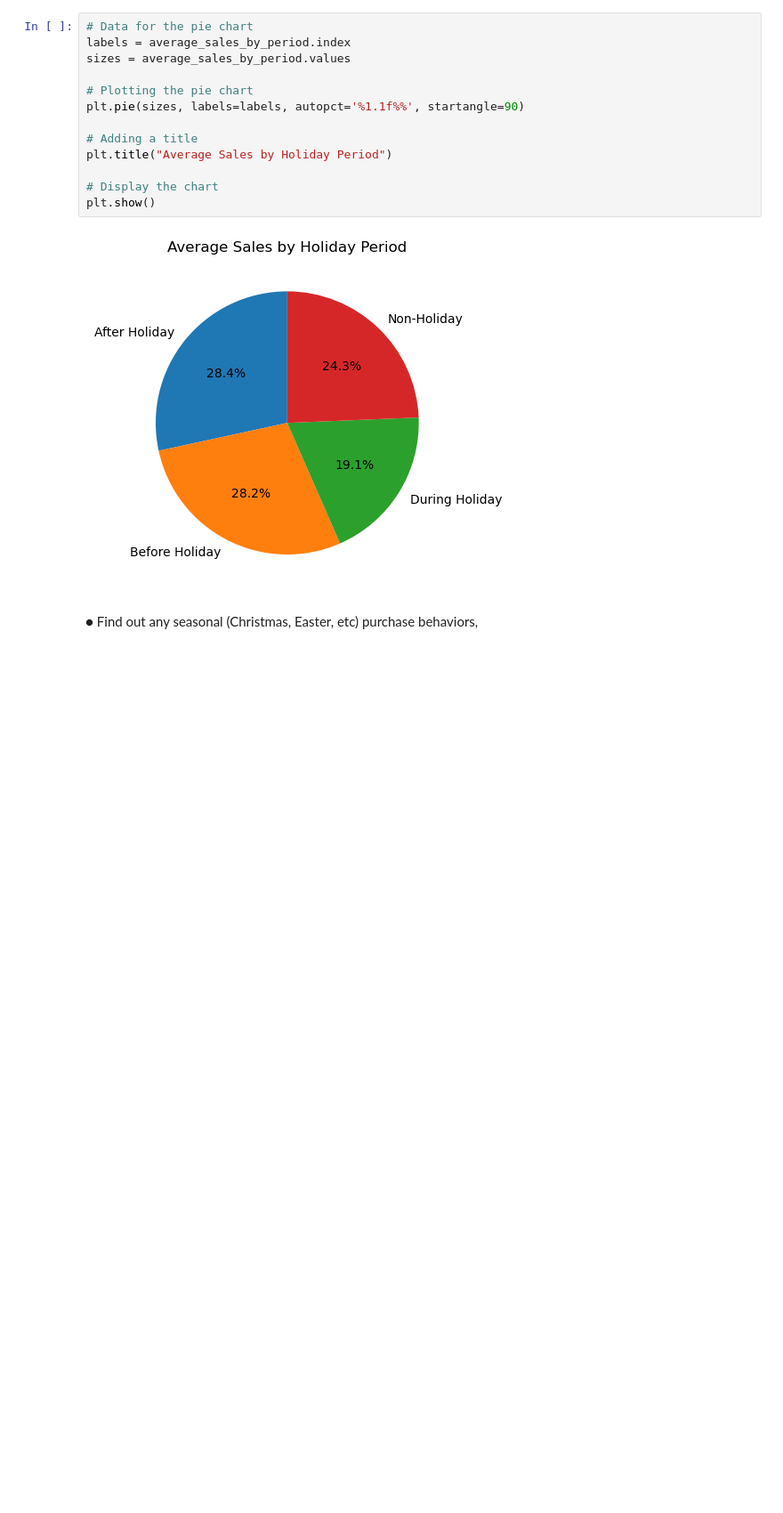
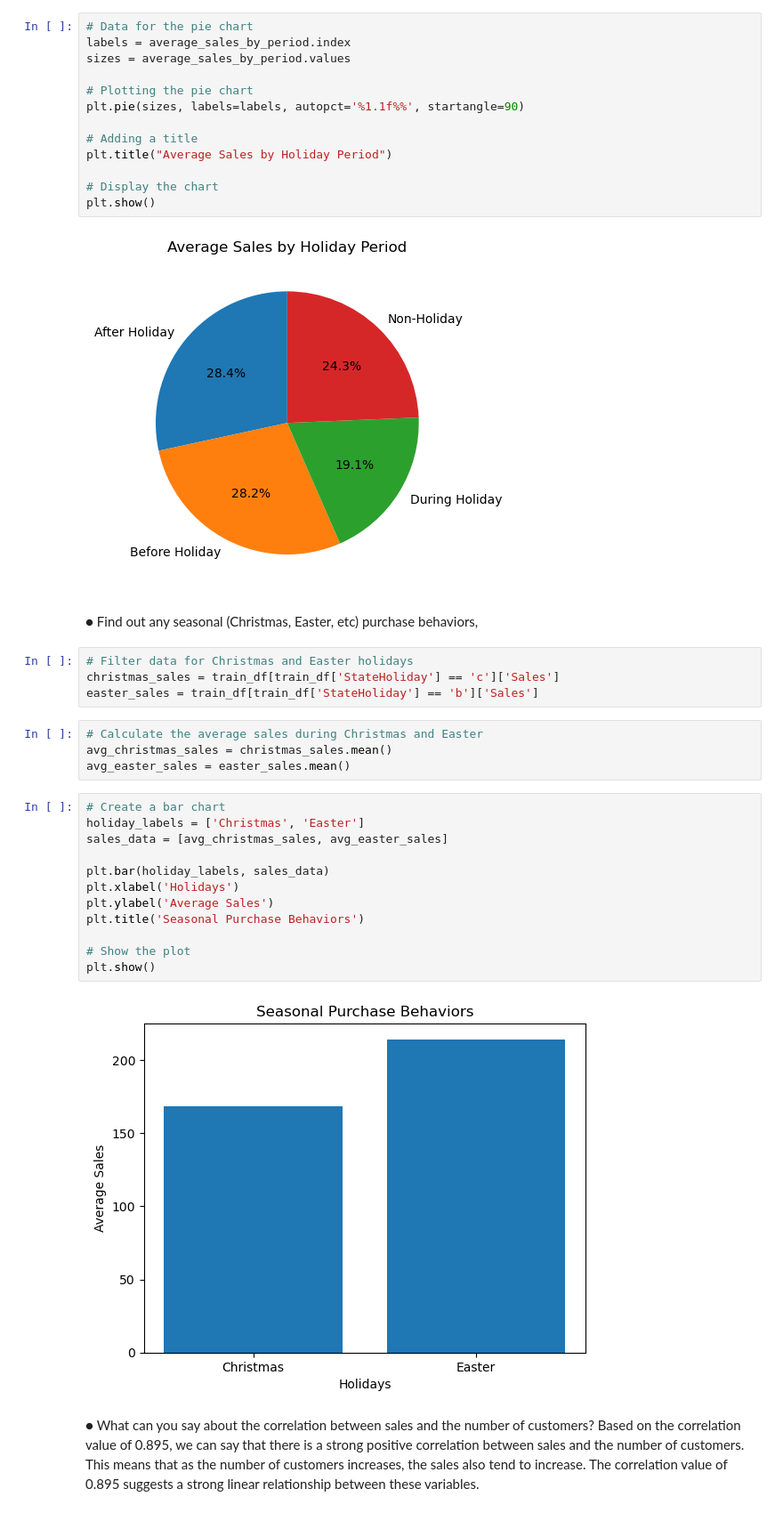
Before and after one commit to jodahe1/Rossmann-Pharmaceuticals-, a Jupyter notebook: Task1/EDA and Data Cleaning.ipynb, the cells around one changed output. Shown at 89% size. Drawn from its saved outputs; the diff is of its cells as text; blank space fills up the shorter version.

```diff
--- a/Task1/EDA and Data Cleaning.ipynb
+++ b/Task1/EDA and Data Cleaning.ipynb
@@ -250,3 +250,28 @@ plt.show()
 [figure]
 # %% [markdown]
 ●	Find out any seasonal (Christmas, Easter, etc) purchase behaviors,
+# %%
+# Filter data for Christmas and Easter holidays
+christmas_sales = train_df[train_df['StateHoliday'] == 'c']['Sales']
+easter_sales = train_df[train_df['StateHoliday'] == 'b']['Sales']
+# %%
+# Calculate the average sales during Christmas and Easter
+avg_christmas_sales = christmas_sales.mean()
+avg_easter_sales = easter_sales.mean()
+# %%
+# Create a bar chart
+holiday_labels = ['Christmas', 'Easter']
+sales_data = [avg_christmas_sales, avg_easter_sales]
+
+plt.bar(holiday_labels, sales_data)
+plt.xlabel('Holidays')
+plt.ylabel('Average Sales')
+plt.title('Seasonal Purchase Behaviors')
+
+# Show the plot
+plt.show()
+# %% [output]
+[figure, added]
+# %% [markdown]
+●	What can you say about the correlation between sales and the number of customers?
+Based on the correlation value of 0.895, we can say that there is a strong positive correlation between sales and the number of customers. This means that as the number of customers increases, the sales also tend to increase. The correlation value of 0.895 suggests a strong linear relationship between these variables.
```
Also changed, not shown: parts of 8 cells of this notebook.
